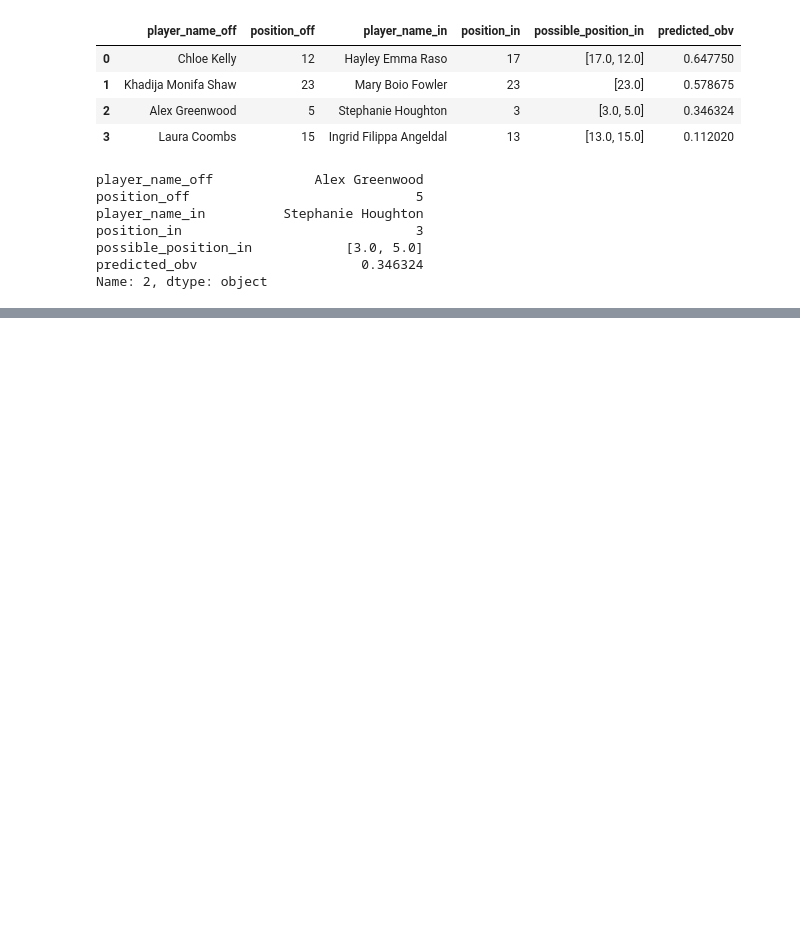
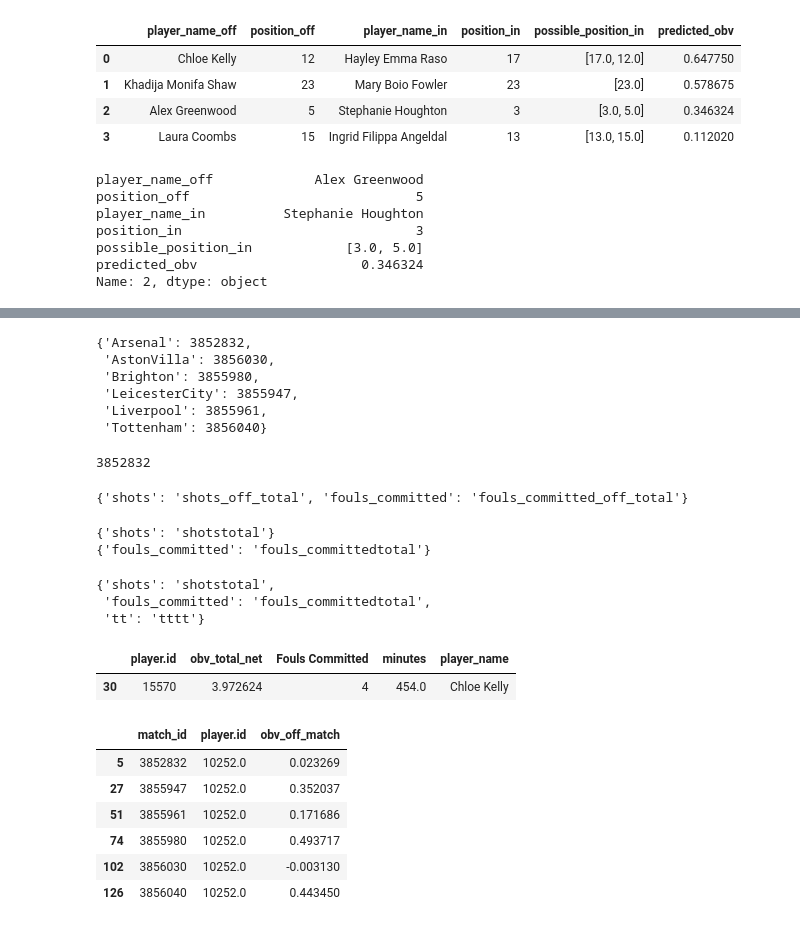
Before and after one commit to Juliette-De/Man-City-Hackathon, a Jupyter notebook: notebooks/Substitutions_exploration.ipynb, the cells around one changed output, grey strips where cells are left out. Cells and saved outputs as stored; diff of their text form; code cells hidden in the pictures; blank space fills up the shorter version.

```diff
--- a/Substitutions.ipynb
+++ b/notebooks/Substitutions_exploration.ipynb
@@ -875,0 +876,48 @@ NameError: name 'timedelta' is not defined
+# %%
+matches
+# %% [output]
+{'Arsenal': 3852832,
+ 'AstonVilla': 3856030,
+ 'Brighton': 3855980,
+ 'LeicesterCity': 3855947,
+ 'Liverpool': 3855961,
+ 'Tottenham': 3856040}
+# %%
+events.loc[1, 'match_id']
+# %% [output]
+3852832
+# %%
+{'shots': 'shots_off_total',
+                   'fouls_committed': 'fouls_committed_off_total'}
+# %% [output]
+{'shots': 'shots_off_total', 'fouls_committed': 'fouls_committed_off_total'}
+# %%
+for i in ['shots', 'fouls_committed']:
+    print({i: i+'total'})
+# %% [output]
+{'shots': 'shotstotal'}
+{'fouls_committed': 'fouls_committedtotal'}
+# %%
+{**{i: i+'total' for i in ['shots', 'fouls_committed']}, 'tt':'tttt'}
+# %% [output]
+{'shots': 'shotstotal',
+ 'fouls_committed': 'fouls_committedtotal',
+ 'tt': 'tttt'}
+# %%
+total[total['player_name'] == 'Chloe Kelly']
+# %% [output]
+|  | player.id | obv_total_net | Fouls Committed | minutes | player_name |
+| 30 | 15570 | 3.972624 | 4 | 454.0 | Chloe Kelly |
+# %%
+test = events[events['minute']<67].groupby(['match_id', 'player.id'])['obv_total_net'].sum().reset_index().rename(
+    columns={'obv_total_net': 'obv_off_match'})
+# %%
+test[test['player.id']==10252]
+# %% [output]
+|  | match_id | player.id | obv_off_match |
+| 5 | 3852832 | 10252.0 | 0.023269 |
+| 27 | 3855947 | 10252.0 | 0.352037 |
+| 51 | 3855961 | 10252.0 | 0.171686 |
+| 74 | 3855980 | 10252.0 | 0.493717 |
+| 102 | 3856030 | 10252.0 | -0.003130 |
+| 126 | 3856040 | 10252.0 | 0.443450 |
```
Also changed, not shown: parts of 37 cells of this notebook, 7 other files.
